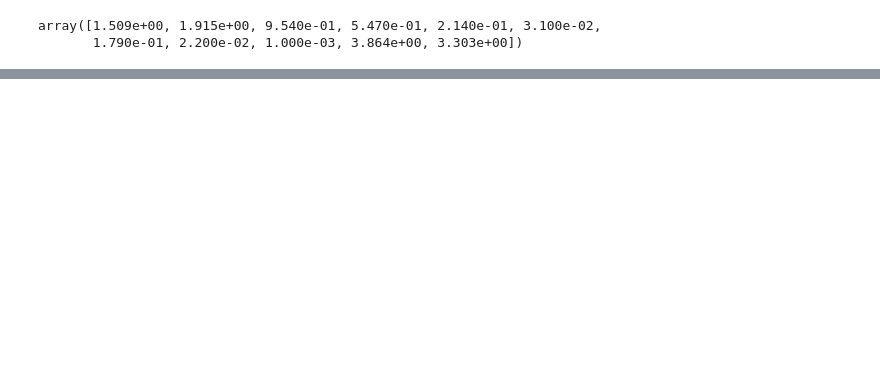
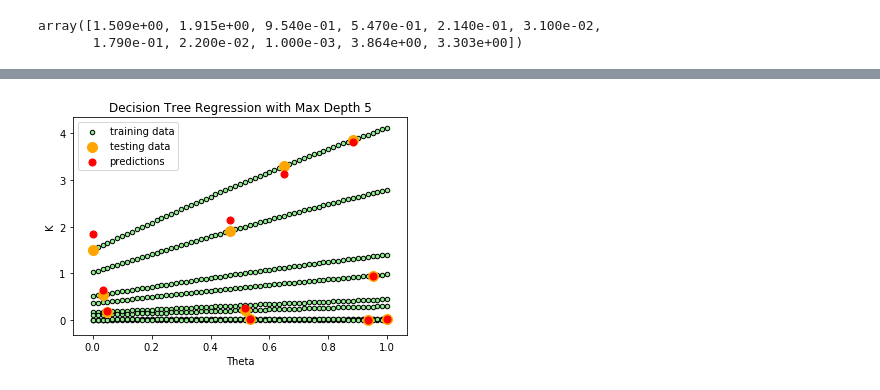
Before and after one commit to tz-earl/K-values-machine-model, a Jupyter notebook: K-values-decision-tree-regressor.ipynb, the cells around one changed output, grey strips where cells are left out. Cells and saved outputs as stored; diff of their text form; code cells hidden in the pictures; blank space fills up the shorter version.

```diff
--- a/K-values-decision-tree-regressor.ipynb
+++ b/K-values-decision-tree-regressor.ipynb
@@ -93,0 +111,13 @@ array([1.84907693e+00, 2.14966667e+00, 9.43624996e-01, 6.35214286e-01,
+# %%
+## Train  a decision tree regressor
+max_depth = 5
+regr_2 = tree.DecisionTreeRegressor(max_depth=max_depth)
+regr_2.fit(features, correct_outputs)
+
+## Run the decision tree against the test data to get predictions
+predictions_2 = regr_2.predict(np_test_features)
+
+## Display a scatter plot of predicted vs. actual
+plot_predictions(predictions_2, max_depth)
+# %% [output]
+[figure, added]
```
Also changed, not shown: parts of 12 cells of this notebook.
